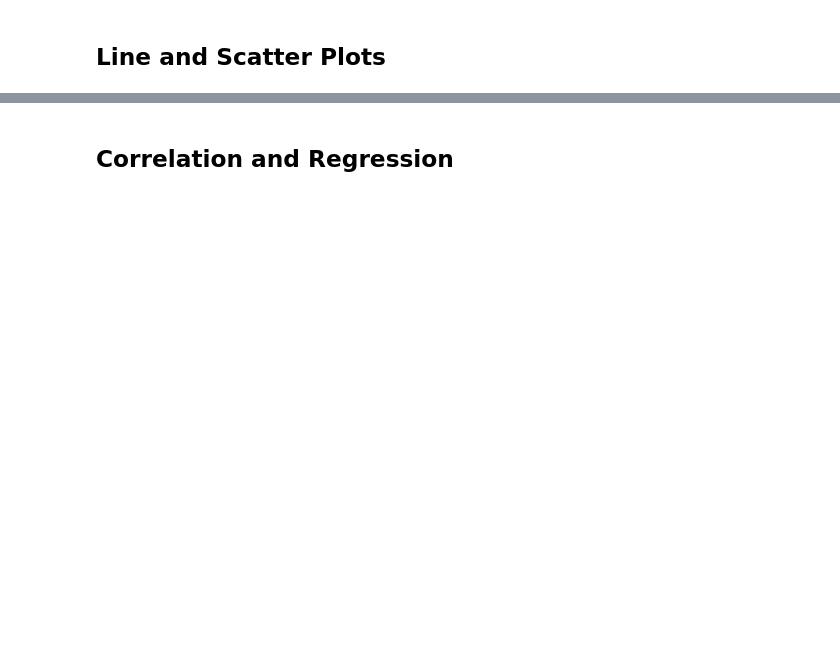
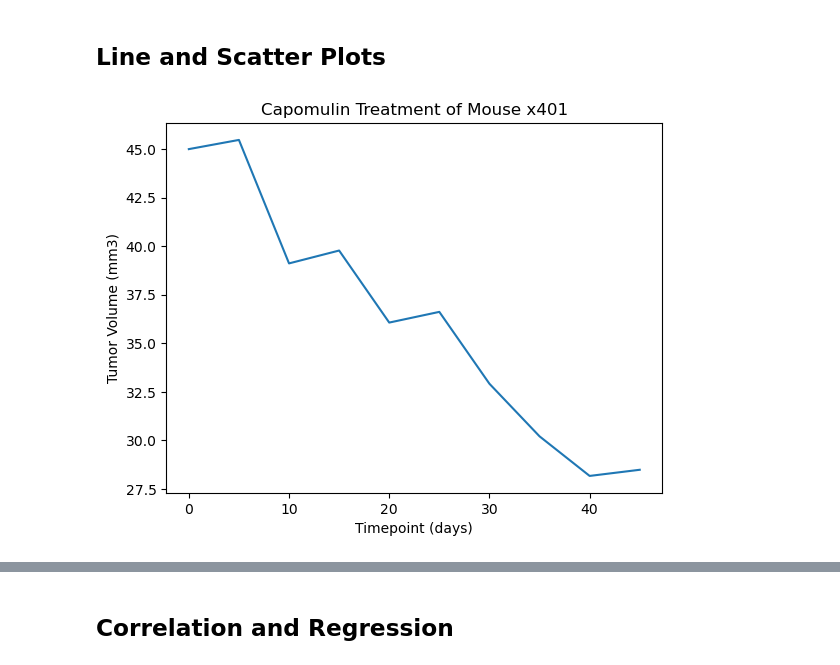
Before and after one commit to DidemBl/Module_5_challenge, a Jupyter notebook: pymaceuticals_notebook.ipynb, the cells around one changed output, grey strips where cells are left out. Drawn from its saved outputs; the diff is of its cells as text; code cells hidden in the pictures; blank space fills up the shorter version.

```diff
--- a/pymaceuticals_notebook.ipynb
+++ b/pymaceuticals_notebook.ipynb
@@ -238,0 +272,17 @@ Ceftamin's potential outliers: Series([], Name: Tumor Volume (mm3), dtype: float
+# %%
+# Generate a line plot of tumor volume vs. time point for a single mouse treated with Capomulin
+#See all mice inthe Capomulin treatment group
+
+capomulin_time_vol_df = cleaned_combined_df.loc[cleaned_combined_df["Drug Regimen"]=="Capomulin", ["Mouse ID","Tumor Volume (mm3)", "Timepoint"]]
+x401_time_tumor_df = capomulin_time_vol_df.loc[capomulin_time_vol_df["Mouse ID"] == "x401",["Tumor Volume (mm3)", "Timepoint"]]
+
+sorted_x401_df = x401_time_tumor_df.sort_values(by="Timepoint")
+sorted_x401_df.head(50)
+
+plt.xlabel("Timepoint (days)")
+plt.ylabel("Tumor Volume (mm3)")
+plt.title("Capomulin Treatment of Mouse x401")
+plt.plot(sorted_x401_df["Timepoint"],sorted_x401_df["Tumor Volume (mm3)"])
+plt.show()
+# %% [output]
+[figure, added]
```
Also changed, not shown: parts of 6 cells of this notebook.
